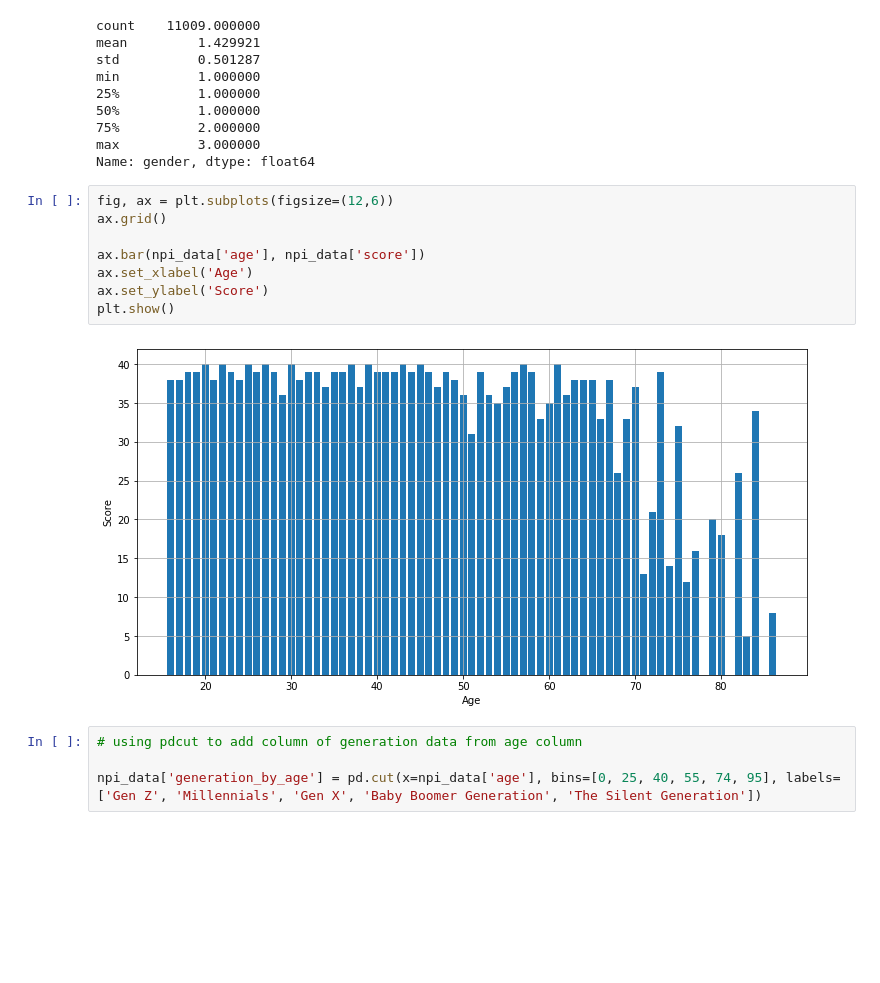
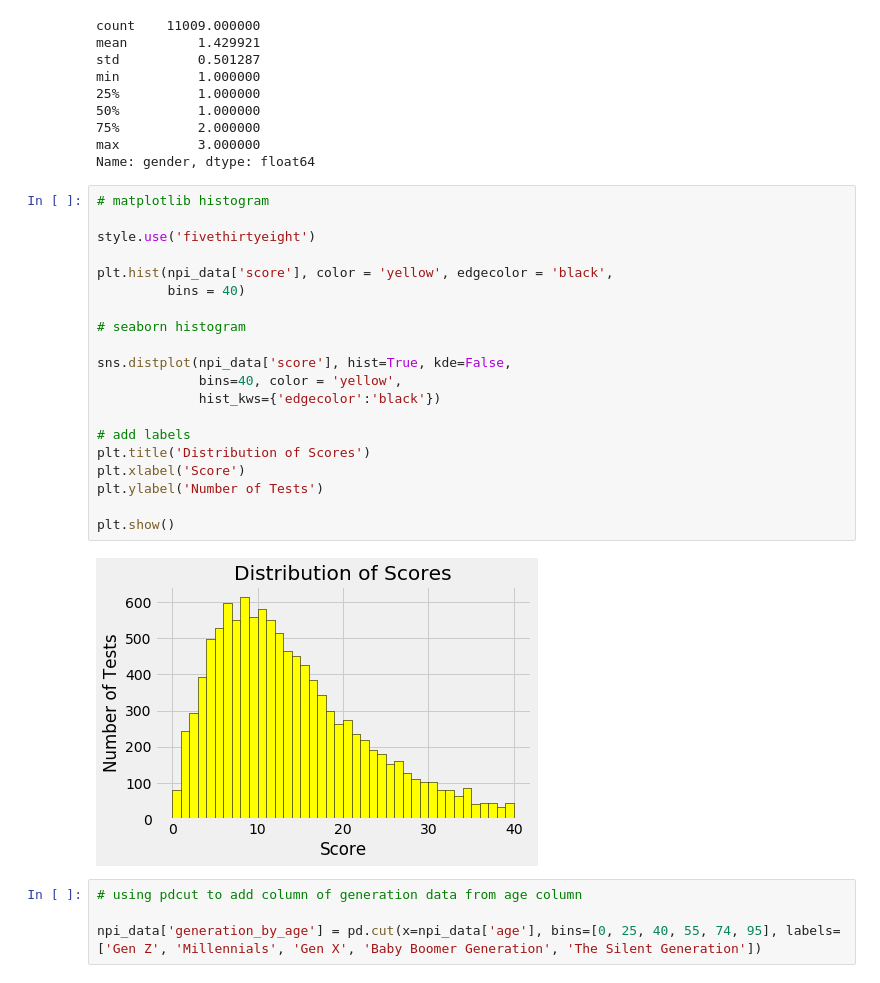
Before and after one commit to scrunts23/Unit-1-build-, a Jupyter notebook: Unit_1_Build.ipynb, the cells around one changed output. Saved outputs shown, nothing was run; the diff lists cells and outputs as text; blank space fills up the shorter version.

Commit message:
More Graphs Polished

```diff
--- a/Unit_1_Build.ipynb
+++ b/Unit_1_Build.ipynb
@@ -145,16 +136,28 @@ min          1.000000
 75%          2.000000
 max          3.000000
 Name: gender, dtype: float64
-# %%
-fig, ax = plt.subplots(figsize=(12,6))
-ax.grid()
-
-ax.bar(npi_data['age'], npi_data['score'])
-ax.set_xlabel('Age')
-ax.set_ylabel('Score')
-plt.show()
-# %% [output]
-[figure, removed]
+# %%
+# matplotlib histogram
+
+style.use('fivethirtyeight')
+
+plt.hist(npi_data['score'], color = 'yellow', edgecolor = 'black',
+         bins = 40)
+
+# seaborn histogram
+
+sns.distplot(npi_data['score'], hist=True, kde=False,
+             bins=40, color = 'yellow',
+             hist_kws={'edgecolor':'black'})
+
+# add labels
+plt.title('Distribution of Scores')
+plt.xlabel('Score')
+plt.ylabel('Number of Tests')
+
+plt.show()
+# %% [output]
+[figure, added]
 # %%
 # using pdcut to add column of generation data from age column
 
```
Also changed, not shown: parts of 11 cells of this notebook.
